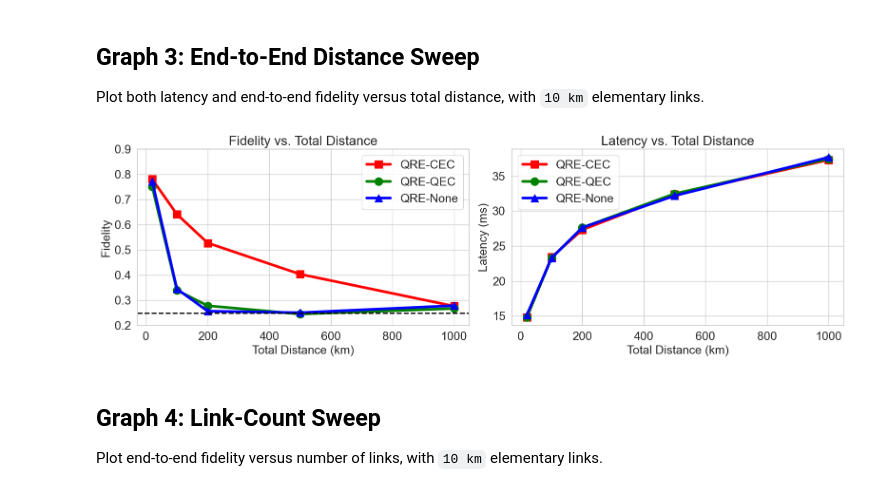
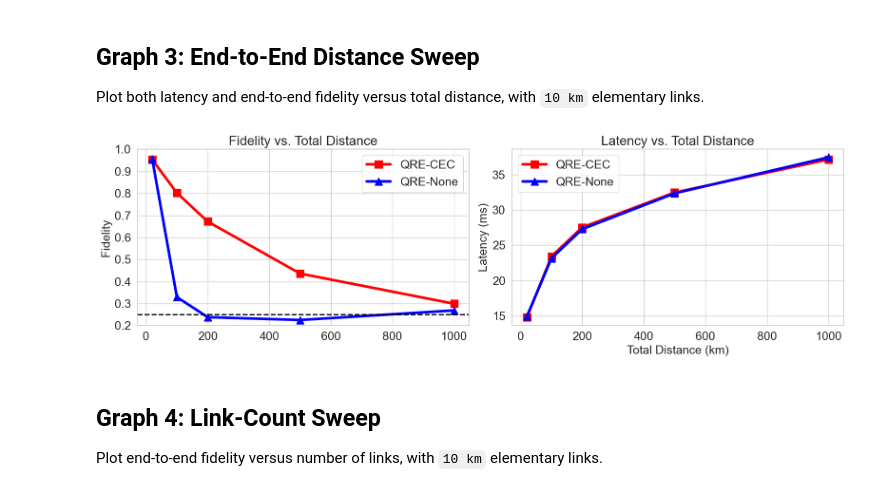
Before and after one commit to SagarPatange/QEC, a Jupyter notebook: plot.ipynb, the cells around one changed output. Drawn from its saved outputs; the diff is of its cells as text; code cells hidden in the pictures.

```diff
--- a/plot.ipynb
+++ b/plot.ipynb
@@ -42,6 +42,7 @@ filename_re = re.compile(
     r"dist=(?P<dist>[0-9.]+),"
     r"gate=(?P<gate>[0-9.]+),"
     r"twoq=(?P<twoq>[0-9.]+),"
+    r"(?:meas=(?P<meas>[0-9.]+|cfg),)?"
     r"prep=(?P<prep>[0-9.]+),"
     r"T1=(?P<t1>[0-9.eE+-]+),"
     r"T2=(?P<t2>[0-9.eE+-]+),"
@@ -96,7 +97,8 @@ def load_runner_logs(log_dir: Path) -> pd.DataFrame:
                     "css_code": meta["code"],
                     "two_qubit_gate_fidelity": float(meta["twoq"]),
                     "gate_fidelity": float(meta["gate"]),
-                    "state_preparation_fidelity": float(meta["prep"]),
+                    "measurement_fidelity": None if meta.get("meas") in (None, "cfg") else float(meta["meas"]),
+                    "initialization_fidelity": float(meta["prep"]),
                     "physical_bell_pair_fidelity": None if meta.get("physbell") in (None, "cfg") else float(meta["physbell"]),
                     "data_t2": t2_value,
                     "comm_t2": t2_value,
@@ -201,22 +207,20 @@ else:
 # %%
-graph1_runner2_log_dir = Path("/Users/patange/Documents/Argonne/QEC/log/runner2/graph1_twoqubit_gate_sweep")
+graph1_runner2_log_dir = Path("/Users/patange/Documents/Argonne/QEC/log/runner-ideal/graph1_twoqubit_gate_sweep")
 graph1_runner2_df = load_runner_logs(graph1_runner2_log_dir)
 
 # Average all completed runs at each two-qubit fidelity and protocol setting.
 graph1_runner2_summary = graph1_runner2_df.groupby(["two_qubit_gate_fidelity", "correction_mode"], as_index=False).agg(mean_fidelity_raw=("fidelity_raw", "mean"), mean_fidelity_corrected=("fidelity_corrected", "mean")).sort_values(["two_qubit_gate_fidelity", "correction_mode"]).reset_index(drop=True)
-colors = {"cec": "red", "none": "blue", "qec": "green"}
-names = {"cec": "QRE-CEC", "none": "QRE-None", "qec": "QRE-QEC"}
-markers = {"cec": "s", "none": "^", "qec": "o"}
+colors = {"cec": "red", "none": "blue"}
+names = {"cec": "QRE-CEC", "none": "QRE-None"}
+markers = {"cec": "s", "none": "^"}
 
 plt.figure(figsize=(8, 5))
 ax = plt.gca()
 
-for protocol in ["cec", "qec", "none"]:
+for protocol in ["cec", "none"]:
     data = graph1_runner2_summary[graph1_runner2_summary["correction_mode"] == protocol]
 
-    ax.plot(data["two_qubit_gate_fidelity"], data["mean_fidelity_corrected"], color=colors[protocol], marker=markers[protocol], linewidth=4, markersize=12, linestyle="-", label=f"{names[protocol]} (corrected)")
-    ax.plot(data["two_qubit_gate_fidelity"], data["mean_fidelity_raw"], color=colors[protocol], linewidth=3, linestyle="--", label=f"{names[protocol]} (raw)")
-
+    ax.plot(data["two_qubit_gate_fidelity"], data["mean_fidelity_corrected"], color=colors[protocol], marker=markers[protocol], linewidth=4, markersize=12, linestyle="-", label=names[protocol])
 ax.axhline(0.25, color="black", linestyle="--", linewidth=2, label="_nolegend_")
 ax.set_xlabel("Two-Qubit Gate Fidelity", fontsize=18)
 ax.set_ylabel("Fidelity", fontsize=18)
@@ -291,50 +304,48 @@ plt.show()
 
 Plot both latency and end-to-end fidelity versus total distance, with `10 km` elementary links.
 # %%
-graph3_log_dir = Path("/Users/patange/Documents/Argonne/QEC/log/runner/graph3_distance_sweep")
+graph3_log_dir = Path("/Users/patange/Documents/Argonne/QEC/log/runner-ideal/graph3_distance_sweep")
 graph3_df = load_runner_logs(graph3_log_dir)
 
 
 # Build one table with the mean latency and fidelity at each distance and protocol.
 graph3_summary = graph3_df.groupby(["total_distance_km", "correction_mode"], as_index=False).agg(mean_fidelity_raw=("fidelity_raw", "mean"), mean_fidelity_corrected=("fidelity_corrected", "mean"), mean_latency_ms=("latency_ms", "mean")).sort_values(["total_distance_km", "correction_mode"]).reset_index(drop=True)
-colors = {"cec": "red", "none": "blue", "qec": "green"}
-names = {"cec": "QRE-CEC", "none": "QRE-None", "qec": "QRE-QEC"}
-markers = {"cec": "s", "none": "^", "qec": "o"}
+colors = {"cec": "red", "none": "blue"}
+names = {"cec": "QRE-CEC", "none": "QRE-None"}
+markers = {"cec": "s", "none": "^"}
 
 fig, axes = plt.subplots(1, 2, figsize=(16, 5))
 # Left panel: latency.
 ax0 = axes[1]
 # Draw each protocol separately so the marker shapes stay fixed.
-for protocol in ["cec", "qec", "none"]:
+for protocol in ["cec", "none"]:
     data = graph3_summary[(graph3_summary["correction_mode"] == protocol) & (graph3_summary["total_distance_km"] != 2000)]
     ax0.plot(data["total_distance_km"], data["mean_latency_ms"], color=colors[protocol], marker=markers[protocol], linewidth=4, markersize=12, label=names[protocol])
 ax0.set_xlabel("Total Distance (km)", fontsize=18)
 ax0.set_ylabel("Latency (ms)", fontsize=18)
 ax0.set_title("Latency vs. Total Distance", fontsize=20)
 ax0.tick_params(axis="both", labelsize=18)
 
 # Right panel: fidelity.
 ax1 = axes[0]
-for protocol in ["cec", "qec", "none"]:
+for protocol in ["cec", "none"]:
     data = graph3_summary[(graph3_summary["correction_mode"] == protocol) & (graph3_summary["total_distance_km"] != 2000)]
-    ax1.plot(data["total_distance_km"], data["mean_fidelity_corrected"], color=colors[protocol], marker=markers[protocol], linewidth=4, markersize=12, linestyle="-", label=f"{names[protocol]} (corrected)")
-    ax1.plot(data["total_distance_km"], data["mean_fidelity_raw"], color=colors[protocol], linewidth=3, linestyle="--", label=f"{names[protocol]} (raw)")
-ax1.set_xlabel("Total Distance (km)", fontsize=18)
+    ax1.plot(data["total_distance_km"], data["mean_fidelity_corrected"], color=colors[protocol], marker=markers[protocol], linewidth=4, markersize=12, linestyle="-", label=names[protocol])
 ax1.set_ylabel("Fidelity", fontsize=18)
 ax1.set_title("Fidelity vs. Total Distance", fontsize=20)
 ax1.axhline(0.25, color="black", linestyle="--", linewidth=2, label="_nolegend_")
-ax1.set_ylim(0.2, 0.9)
-ax1.set_yticks([0.2, 0.3, 0.4, 0.5, 0.6, 0.7, 0.8, 0.9])
+ax1.set_ylim(0.2, 1.0)
+ax1.set_yticks([0.2, 0.3, 0.4, 0.5, 0.6, 0.7, 0.8, 0.9, 1.0])
 ax1.tick_params(axis="both", labelsize=18)
 
 ax0.legend(fontsize=18)
 ax1.legend(fontsize=18)
 
 plt.tight_layout()
 plt.savefig(output_dir / "distance_sweep_varryingNodes.png", dpi=300, bbox_inches="tight")
 plt.show()
 # %% [output]
-[figure, old version]
+[figure, new version]
 # %% [markdown]
 ## Graph 4: Link-Count Sweep
 
```
Also changed, not shown: parts of 25 cells of this notebook, 22 other files.
